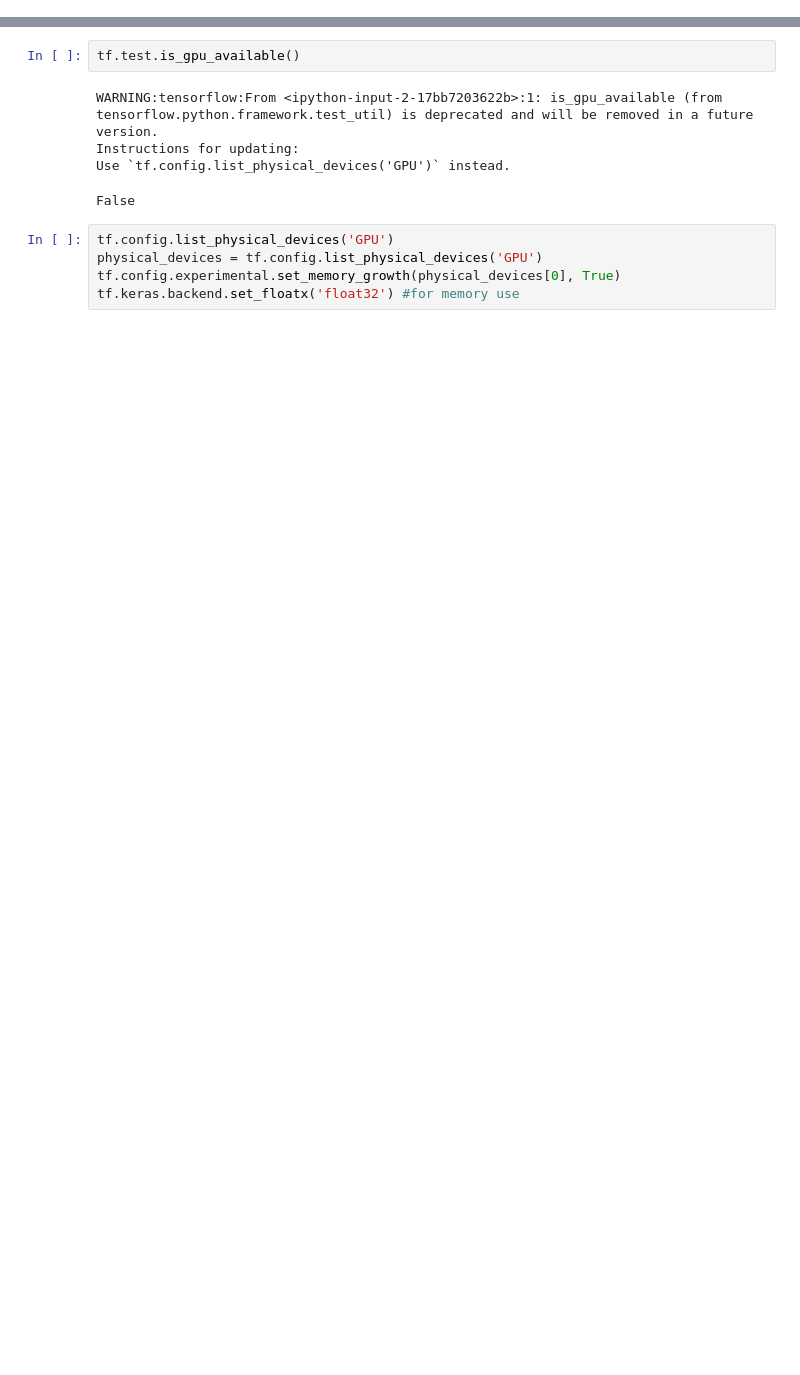
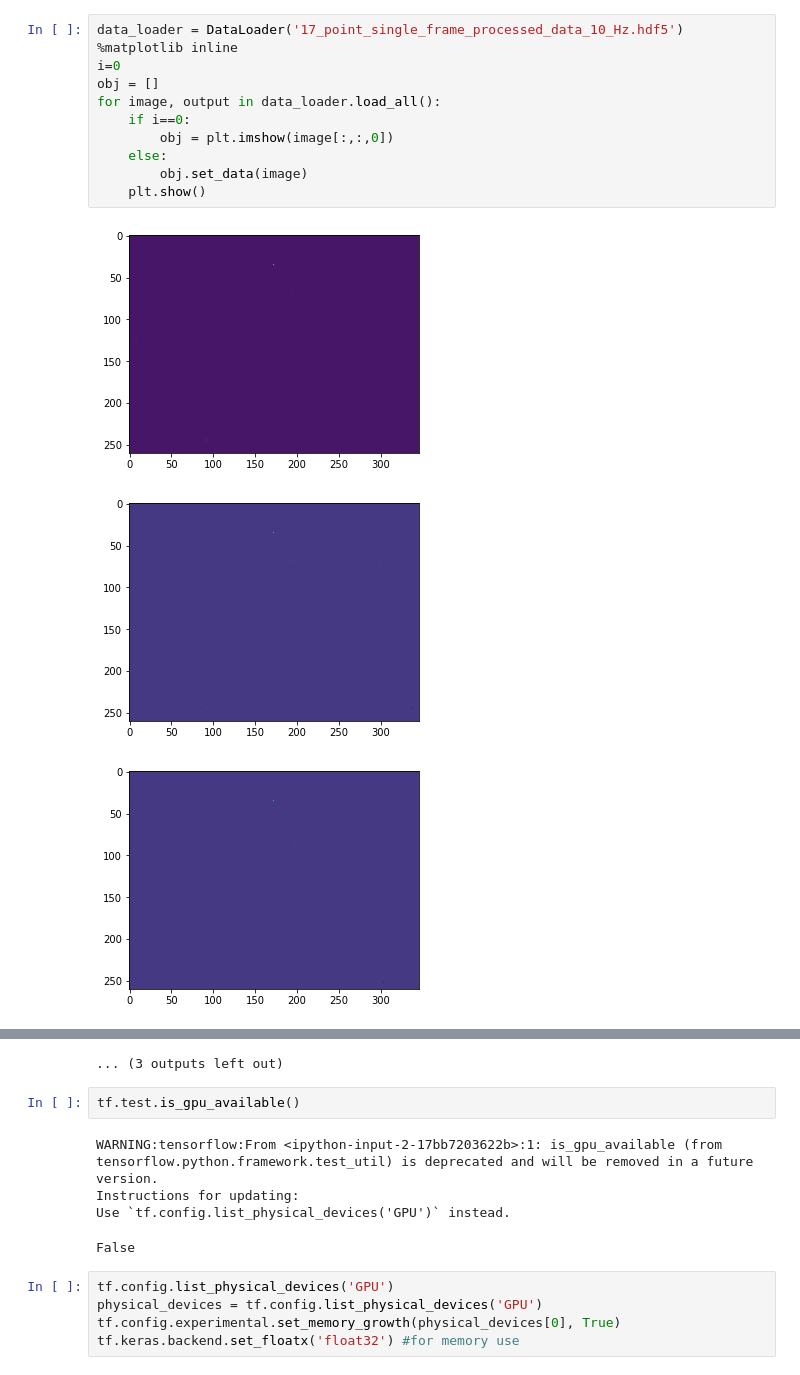
Before and after one commit to abdullaayyad96/DVSContactEstimation, a Jupyter notebook: FCNN_data.ipynb, the cells around one changed output, grey strips where cells are left out. Saved outputs shown, nothing was run; the diff lists cells and outputs as text; blank space fills up the shorter version.

```diff
--- a/FCNN_data.ipynb
+++ b/FCNN_data.ipynb
@@ -13,0 +16,15 @@ from DataLoader import DataLoader
+# %%
+data_loader = DataLoader('17_point_single_frame_processed_data_10_Hz.hdf5')
+%matplotlib inline
+i=0
+obj = []
+for image, output in data_loader.load_all():
+    if i==0:
+        obj = plt.imshow(image[:,:,0])
+    else:
+        obj.set_data(image)
+    plt.show()
+# %% [output]
+[figure, added]
+[figure, added]
+[figure, added]
@@ -14,3 +40,4 @@ from DataLoader import DataLoader
+... (3 outputs left out)
 # %%
 tf.test.is_gpu_available()
 # %% [output]
```
Also changed, not shown: parts of 4 cells of this notebook, 4 other files.
